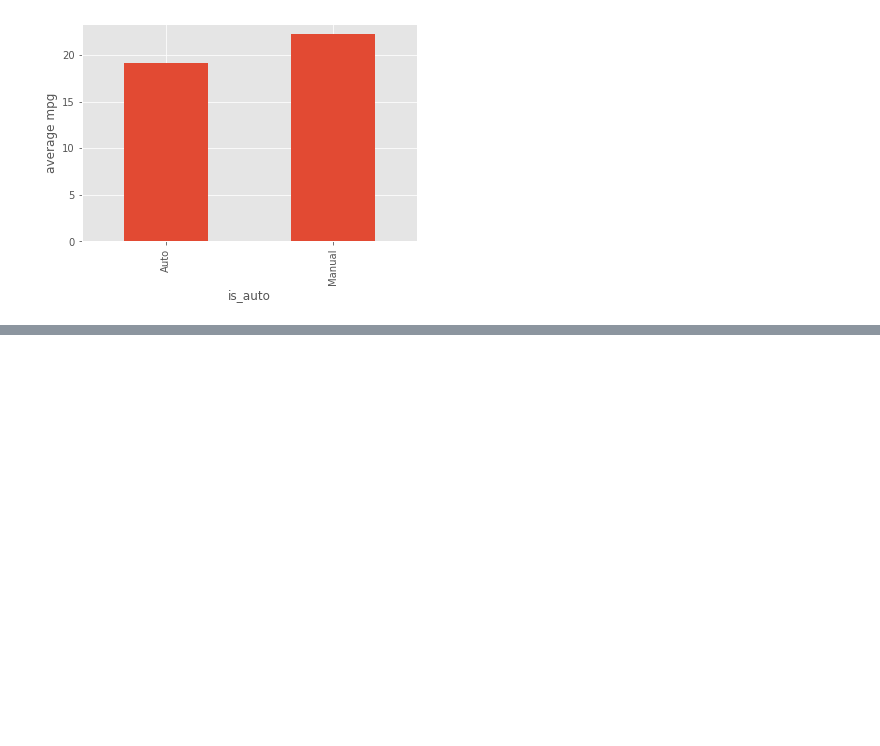
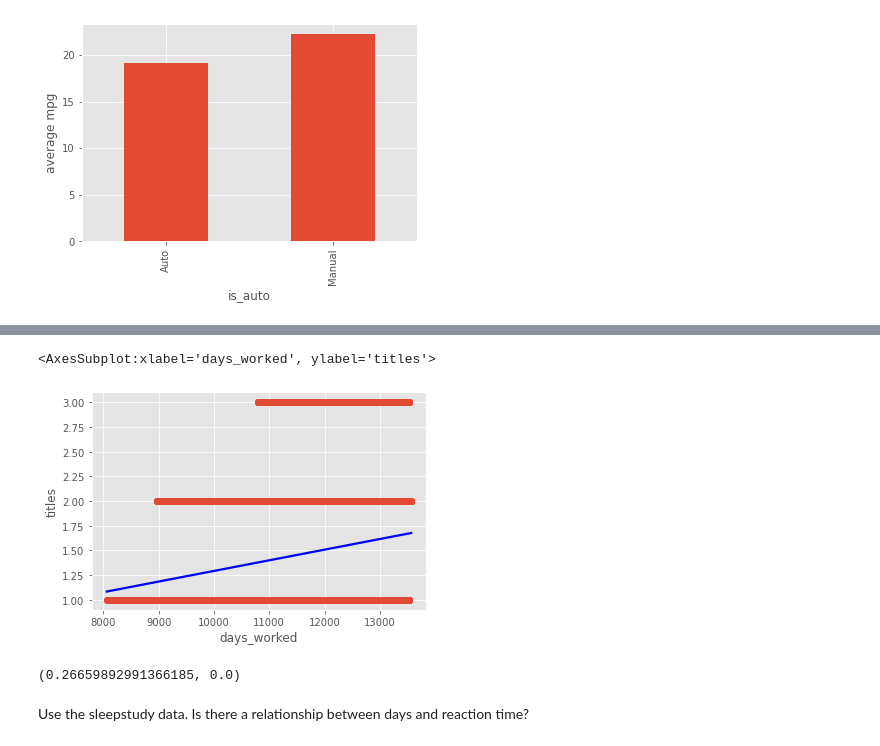
Before and after one commit to ChrisTeceno/statistics-exercises, a Jupyter notebook: hypothesis_testing.ipynb, the cells around one changed output, grey strips where cells are left out. Cells and saved outputs as stored; diff of their text form; code cells hidden in the pictures; blank space fills up the shorter version.

```diff
--- a/hypothesis_testing.ipynb
+++ b/hypothesis_testing.ipynb
@@ -192,0 +331,25 @@ Text(0, 0.5, 'average mpg')
+# %%
+url = get_db_url('employees')
+employees = pd.read_sql('''
+SELECT datediff(curdate(), hire_date) as days_worked, count(title) as titles
+FROM employees
+JOIN titles using(emp_no)
+GROUP BY emp_no
+''', url)
+# %%
+sns.regplot(data = employees, x = 'days_worked', y = 'titles', line_kws={"color": "blue"})
+# %% [output]
+<AxesSubplot:xlabel='days_worked', ylabel='titles'>
+[figure, added]
+# %%
+# H0: There is not a linear correlation between employee tenure and titles held
+# Ha: There is a linear correlation between employee tenure and titles held
+
+r, p = stats.pearsonr(employees.days_worked, employees.titles)
+r, p
+
+#reject null
+# %% [output]
+(0.26659892991366185, 0.0)
+# %% [markdown]
+Use the sleepstudy data. Is there a relationship between days and reaction time?
```
Also changed, not shown: parts of 37 cells of this notebook, 1 other file.
